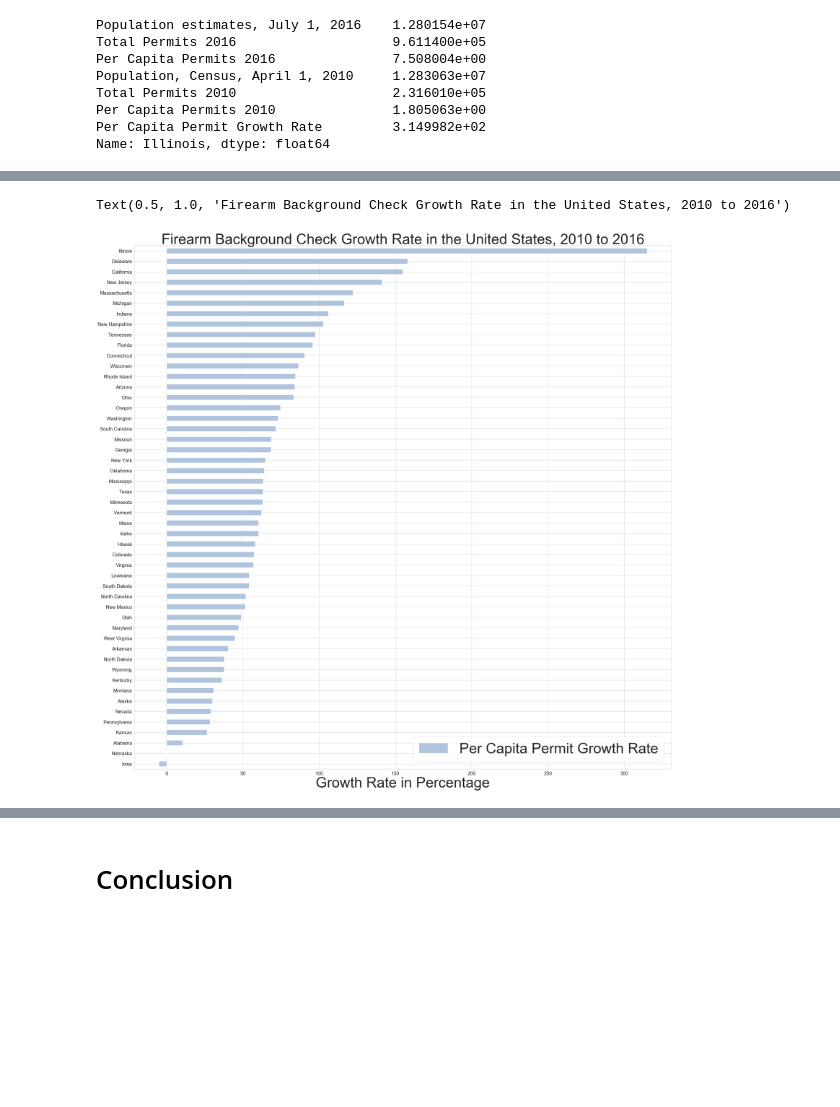
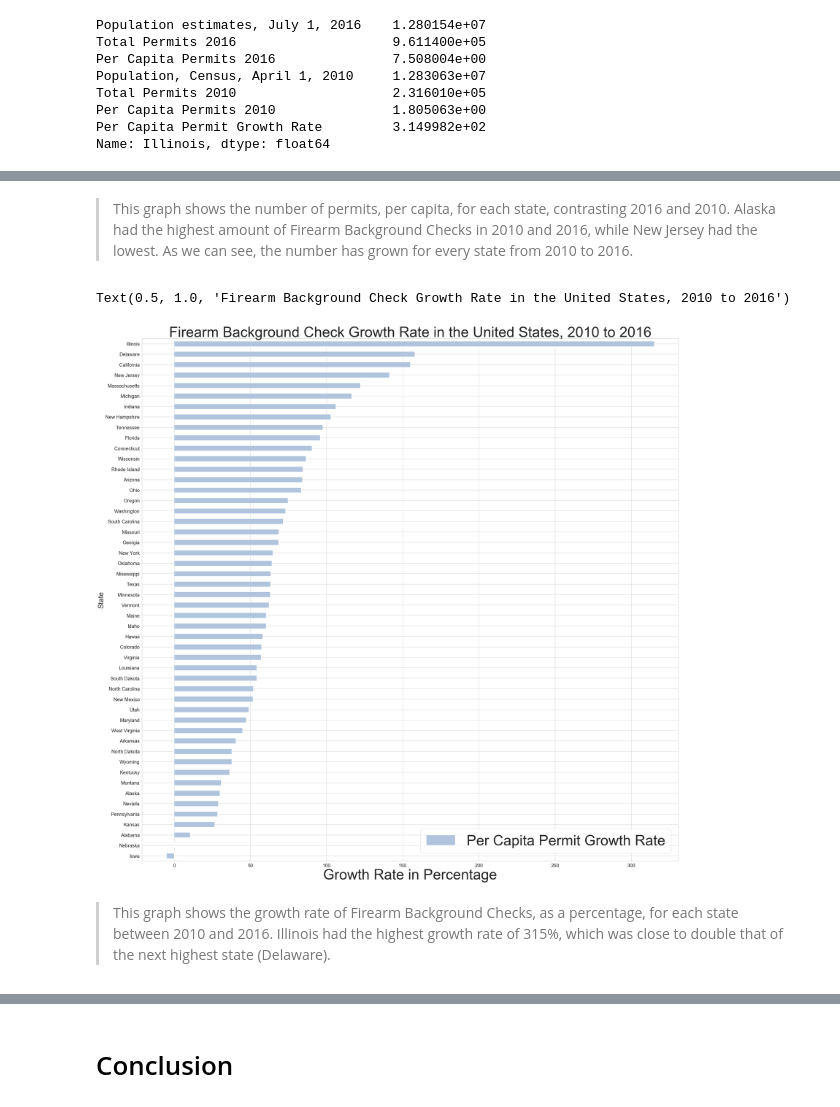
Before and after one commit to lanapalmer/FBI_Gun_Data_Analysis, a Jupyter notebook: FBI_Gun_Data_Analysis.ipynb, the cells around one changed output, grey strips where cells are left out. Drawn from its saved outputs; the diff is of its cells as text; code cells hidden in the pictures; blank space fills up the shorter version.

```diff
--- a/FBI_Gun_Data_Analysis.ipynb
+++ b/FBI_Gun_Data_Analysis.ipynb
@@ -351,6 +333,13 @@ df2.insert(3, "total_permits", 0)
 # %%
 #Total Permits is the sum of permit_recheck, handgun, long_gun, other, and multiple
 df2['total_permits'] = df2.apply(lambda row: row.permit_recheck + row.handgun + row.long_gun + row.other + row.multiple, axis=1)
+# %%
+#Where total_permits are equal to 0, total_permits will be set to the value permit column
+boolean_condition = df2.total_permits == 0.0
+column_name = "total_permits"
+new_value = df2.permit
+
+df2.loc[boolean_condition, column_name] = new_value
 # %%
 #Visual Check
 df2.head()
@@ -407,3 +399,0 @@ Alabama_2016 = Alabama_2016_set['total_permits'].sum()
-# %%
-#Populating df3 with Alabama total permits for 2016
-df3.at['Alabama', 'Total Permits 2016'] = Alabama_2016
@@ -864,2 +400,24 @@ df3.at['Wyoming', 'Total Permits 2010'] = Wyoming_2010
+# %%
+#Filling total_permits column for 2016
+states = df3.index.tolist()
+i = 0
+size = len(states)
+while i < size:
+    state = (states[i])
+    set = df2[df2.month.str.contains('2016',case=True) & (df2.state.str.contains(states[i]))]
+    sum = set['total_permits'].sum()
+    df3.at[state, 'Total Permits 2016'] = sum
+    i += 1
+# %%
+#Filling total_permits column for 2010
+states = df3.index.tolist()
+i = 0
+size = len(states)
+while i < size:
+    state = (states[i])
+    set = df2[df2.month.str.contains('2010',case=True) & (df2.state.str.contains(states[i]))]
+    sum = set['total_permits'].sum()
+    df3.at[state, 'Total Permits 2010'] = sum
+    i += 1
 # %%
 #Visual Check of data
@@ -985,22 +567,27 @@ Text(0.5, 1.0, 'Firearm Background Checks in the United States')
+# %% [markdown]
+> This graph shows the number of permits, per capita, for each state, contrasting 2016 and 2010. Alaska had the highest amount of Firearm Background Checks in 2010 and 2016, while New Jersey had the lowest. As we can see, the number has grown for every state from 2010 to 2016.
 # %%
 #Plotting per capita background checks in ascending order
 f, ax = plt.subplots(figsize=(40, 40))
 sns.set(style="whitegrid")
 
 matplotlib.rc('xtick', labelsize=20)
 matplotlib.rc('ytick', labelsize=20)
 
 per_capita_growth = df3.loc[:,'Per Capita Permit Growth Rate'].sort_values(ascending=True,)
 per_capita_growth.plot(kind='barh', color='lightsteelblue')
 
 
 plt.legend(prop={'size': 60})
 
 ax.set_xlabel('Growth Rate in Percentage', fontsize=60)
+ax.set_ylabel('State', fontsize=30)
 ax.set_title('Firearm Background Check Growth Rate in the United States, 2010 to 2016', fontsize=60)
 # %% [output]
 Text(0.5, 1.0, 'Firearm Background Check Growth Rate in the United States, 2010 to 2016')
-[figure, old version]
+[figure, new version]
+# %% [markdown]
+> This graph shows the growth rate of Firearm Background Checks, as a percentage, for each state between 2010 and 2016. Illinois had the highest growth rate of 315%, which was close to double that of the next highest state (Delaware).
 # %%
 
 plt.figure(figsize=(16, 12))
```
Also changed, not shown: parts of 17 cells of this notebook.
